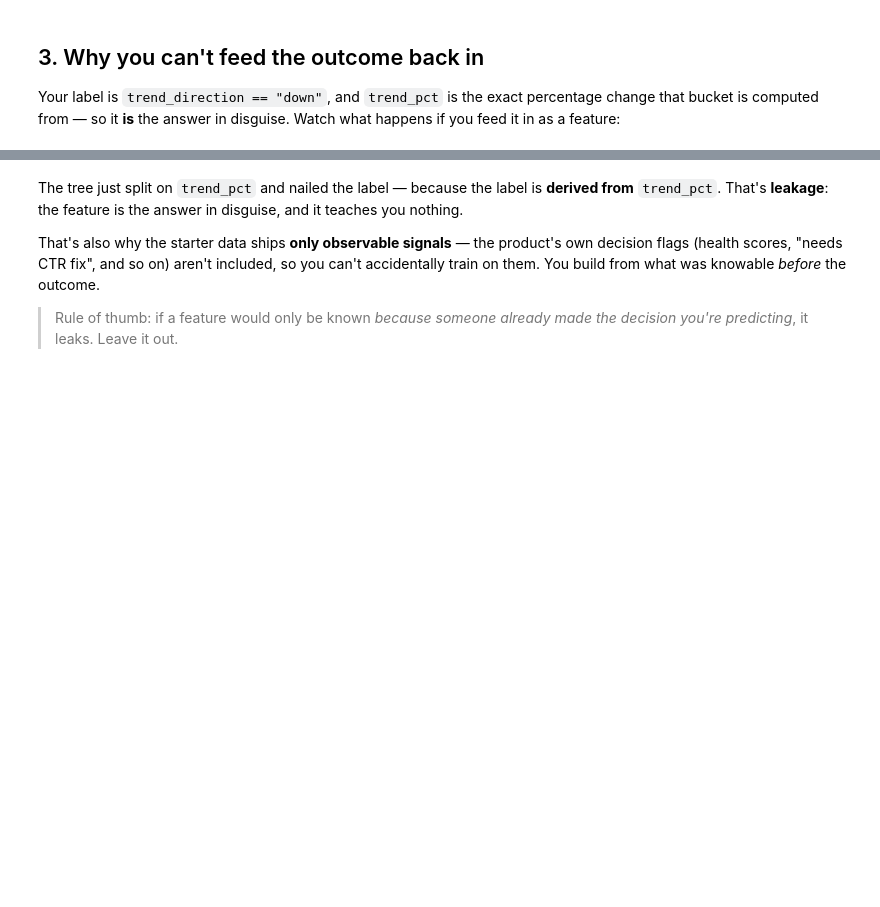
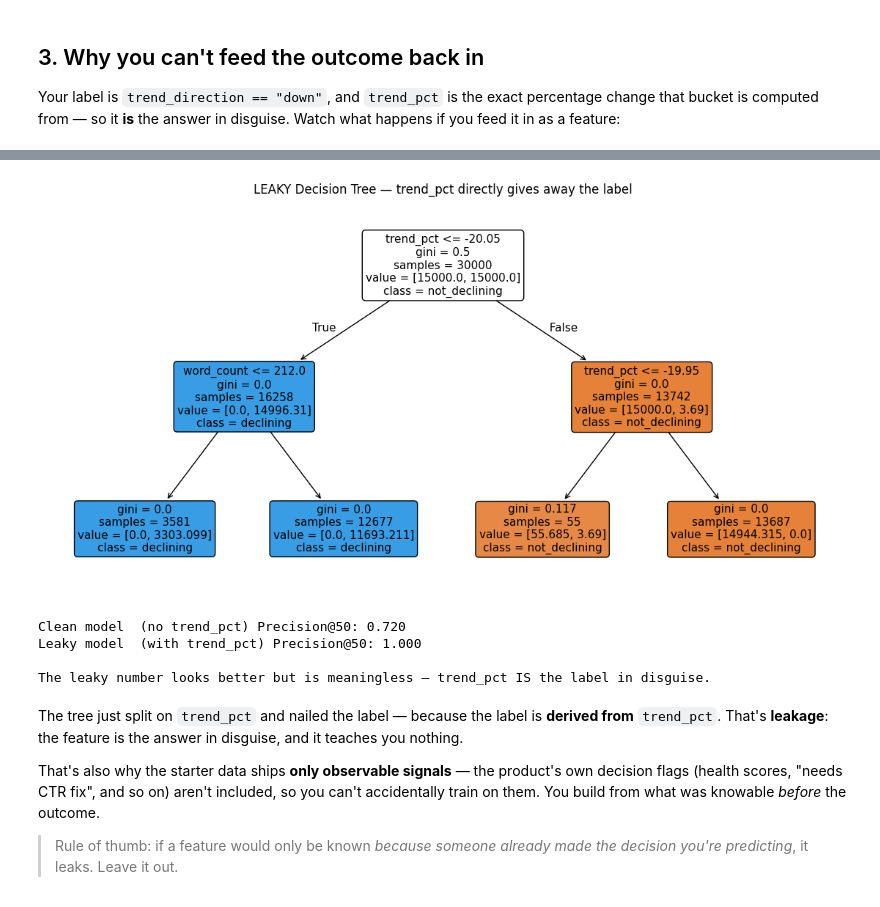
Before and after one commit to imatiq/ML_Internship, a Jupyter notebook: notebooks/02_your_first_readable_model.ipynb, the cells around one changed output, grey strips where cells are left out. Saved outputs shown, nothing was run; the diff lists cells and outputs as text; code cells hidden in the pictures; blank space fills up the shorter version.

```diff
--- a/notebooks/02_your_first_readable_model.ipynb
+++ b/notebooks/02_your_first_readable_model.ipynb
@@ -90,3 +160,24 @@ print(export_text(leaky, feature_names=features + ["trend_pct"]))
+# %%
+plt.figure(figsize=(14, 7))
+plot_tree(leaky, feature_names=features + ["trend_pct"],
+          class_names=["not_declining", "declining"],
+          filled=True, rounded=True, fontsize=11)
+plt.title("LEAKY Decision Tree — trend_pct directly gives away the label")
+plt.show()
+# %% [output]
+[figure, added]
+# %%
+clean_p50 = precision_at_k(tree.predict_proba(X)[:,1], y, 50)
+leaky_p50 = precision_at_k(leaky.predict_proba(X_leaky)[:,1], y, 50)
+
+print(f"Clean model  (no trend_pct) Precision@50: {clean_p50:.3f}")
+print(f"Leaky model  (with trend_pct) Precision@50: {leaky_p50:.3f}")
+print("\nThe leaky number looks better but is meaningless — trend_pct IS the label in disguise.")
+# %% [output]
+Clean model  (no trend_pct) Precision@50: 0.720
+Leaky model  (with trend_pct) Precision@50: 1.000
+
+The leaky number looks better but is meaningless — trend_pct IS the label in disguise.
 # %% [markdown]
 The tree just split on `trend_pct` and nailed the label — because the label is **derived from** `trend_pct`. That's **leakage**: the feature is the answer in disguise, and it teaches you nothing.
 
```
Also changed, not shown: parts of 23 cells of this notebook.
